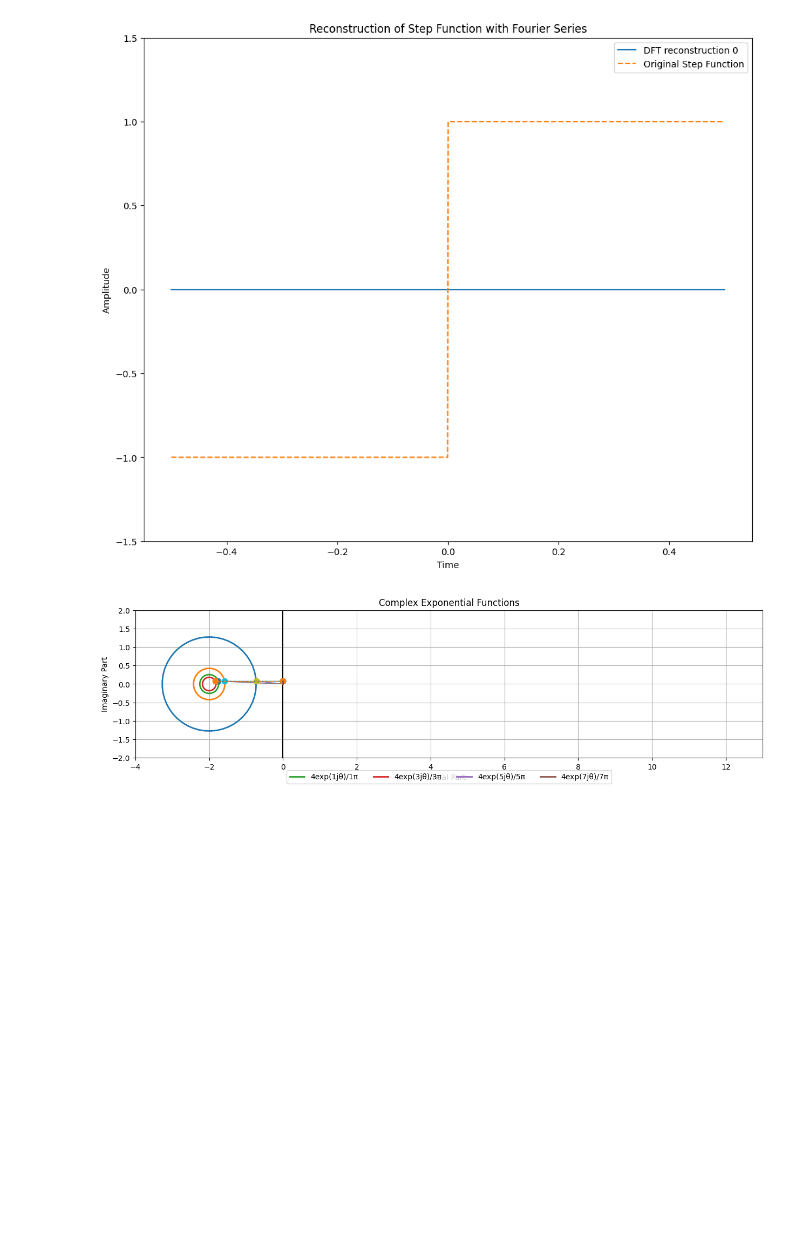
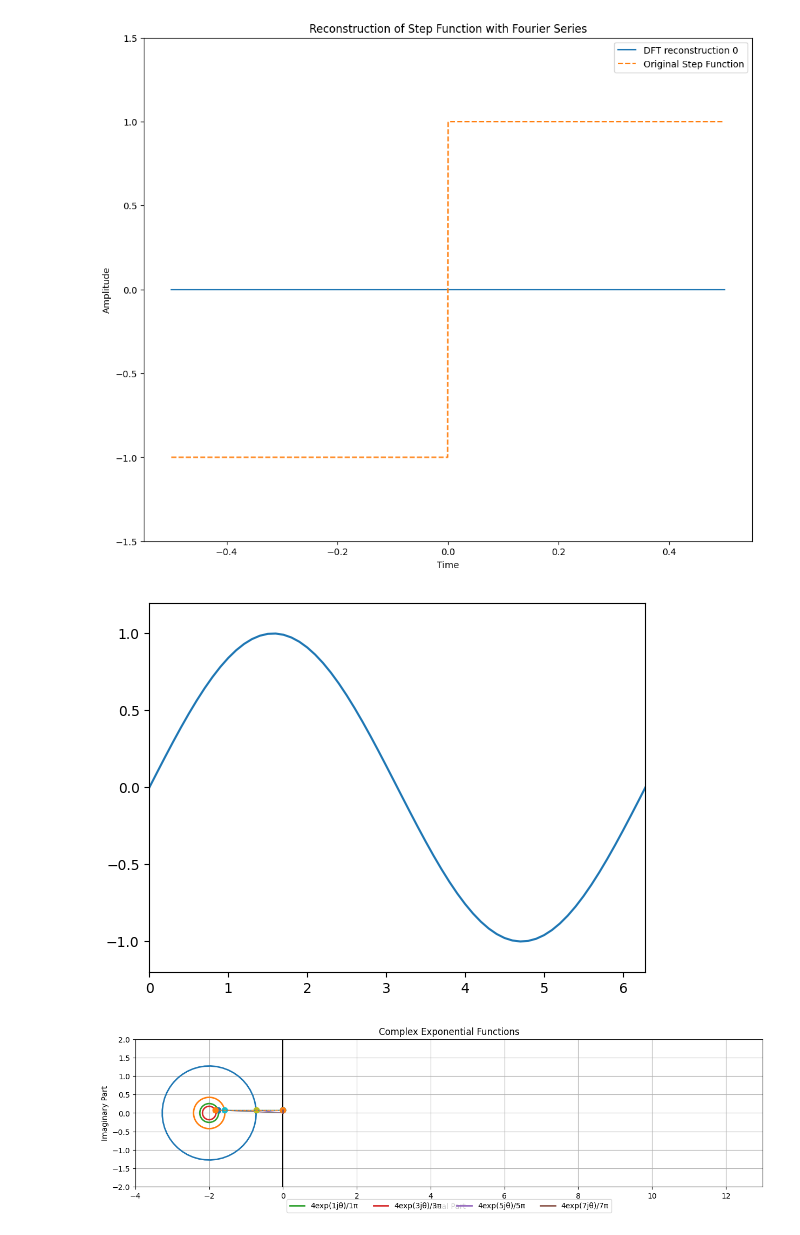
Before and after one commit to fangyuan-ksgk/waveletGPT, a Jupyter notebook: test.ipynb, the cells around one changed output. Cells and saved outputs as stored; diff of their text form; code cells hidden in the pictures; blank space fills up the shorter version.

```diff
--- a/test.ipynb
+++ b/test.ipynb
@@ -173,3 +172,45 @@ animation.save('evolve_fourier_series.gif', writer=PillowWriter(fps=50))
+# %%
+# Dummy Sine Wave Animation, to get familiar with 2DLine.set_data functional
+
+import numpy as np
+import matplotlib.pyplot as plt
+from matplotlib.animation import FuncAnimation
+
+# Create figure and axis
+fig, ax = plt.subplots()
+
+# Set up the plot limits
+ax.set_xlim(0, 2*np.pi)
+ax.set_ylim(-1.2, 1.2)
+
+# Create an empty line
+line, = ax.plot([], [])
+
+# Initialize empty data
+x_data = []
+y_data = []
+
+# Animation function
+def animate(frame):
+    # Add new point
+    x = frame * 0.1
+    y = np.sin(x)
+
+    x_data.append(x)
+    y_data.append(y)
+
+    # Update line data
+    line.set_data(x_data, y_data)
+
+    return line,
+
+# Create animation
+ani = FuncAnimation(fig, animate, frames=100, interval=50, blit=True)
+
+from matplotlib.animation import PillowWriter
+ani.save('dummy.gif', writer=PillowWriter(fps=50))
+# %% [output]
+[figure, added]
 # %%
 import numpy as np
 import matplotlib.pyplot as plt
```
Also changed, not shown: parts of 5 cells of this notebook, 1 other file.
